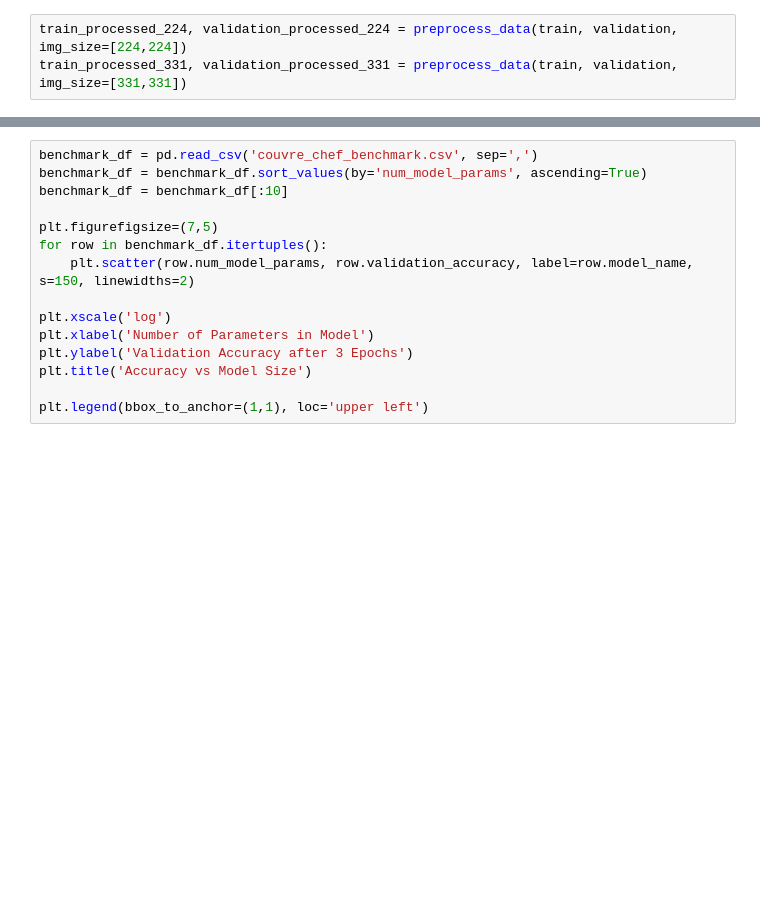
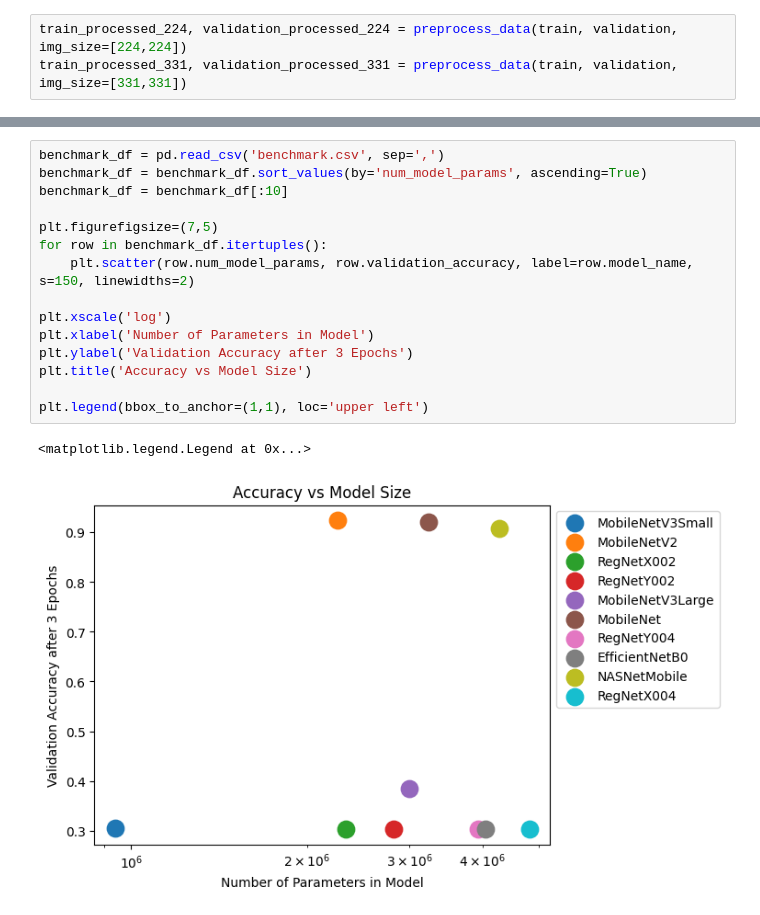
Before and after one commit to stasikvictoria/god-save-the-bugs, a Jupyter notebook: Insect_classification.ipynb, the cells around one changed output, grey strips where cells are left out. Drawn from its saved outputs; the diff is of its cells as text; blank space fills up the shorter version.

```diff
--- a/Insect_classification.ipynb
+++ b/Insect_classification.ipynb
@@ -135,15 +241,18 @@ plt.legend(bbox_to_anchor=(1,1), loc='upper left')
 # %%
-benchmark_df = pd.read_csv('couvre_chef_benchmark.csv', sep=',')
+benchmark_df = pd.read_csv('benchmark.csv', sep=',')
 benchmark_df = benchmark_df.sort_values(by='num_model_params', ascending=True)
 benchmark_df = benchmark_df[:10]
 
 plt.figurefigsize=(7,5)
 for row in benchmark_df.itertuples():
     plt.scatter(row.num_model_params, row.validation_accuracy, label=row.model_name, s=150, linewidths=2)
 
 plt.xscale('log')
 plt.xlabel('Number of Parameters in Model')
 plt.ylabel('Validation Accuracy after 3 Epochs')
 plt.title('Accuracy vs Model Size')
 
 plt.legend(bbox_to_anchor=(1,1), loc='upper left')
+# %% [output]
+<matplotlib.legend.Legend at 0x...>
+[figure, added]
```
Also changed, not shown: parts of 6 cells of this notebook.
